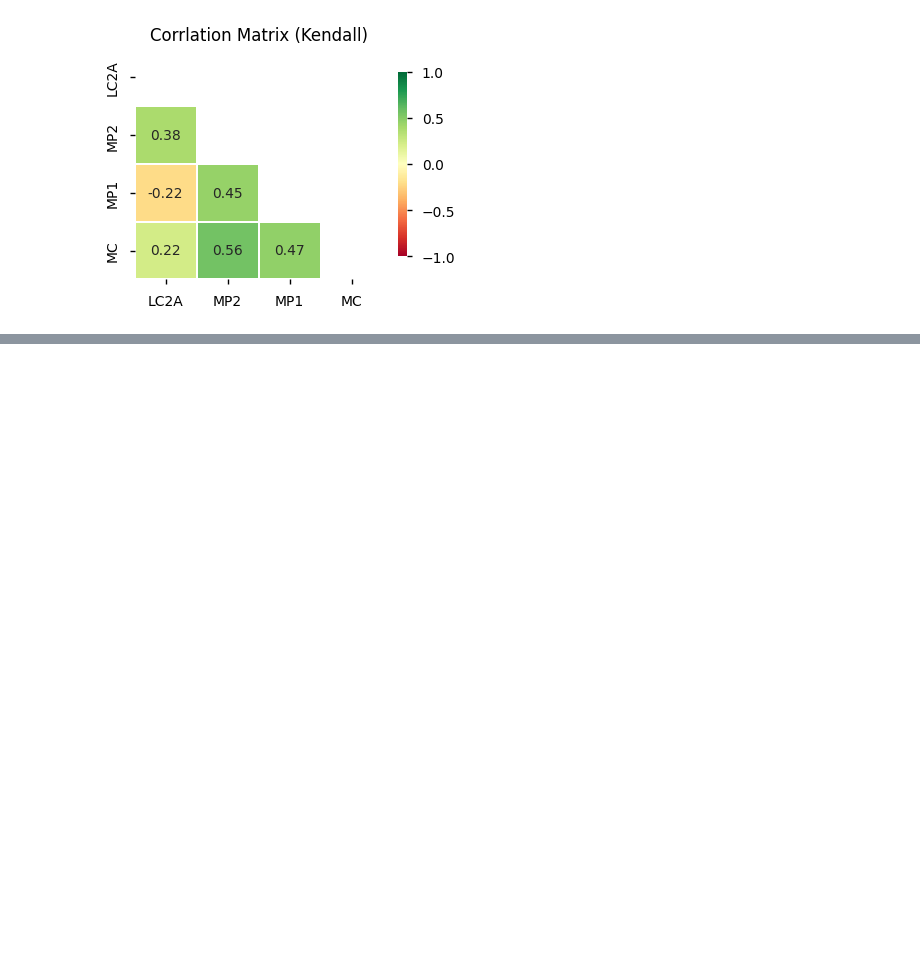
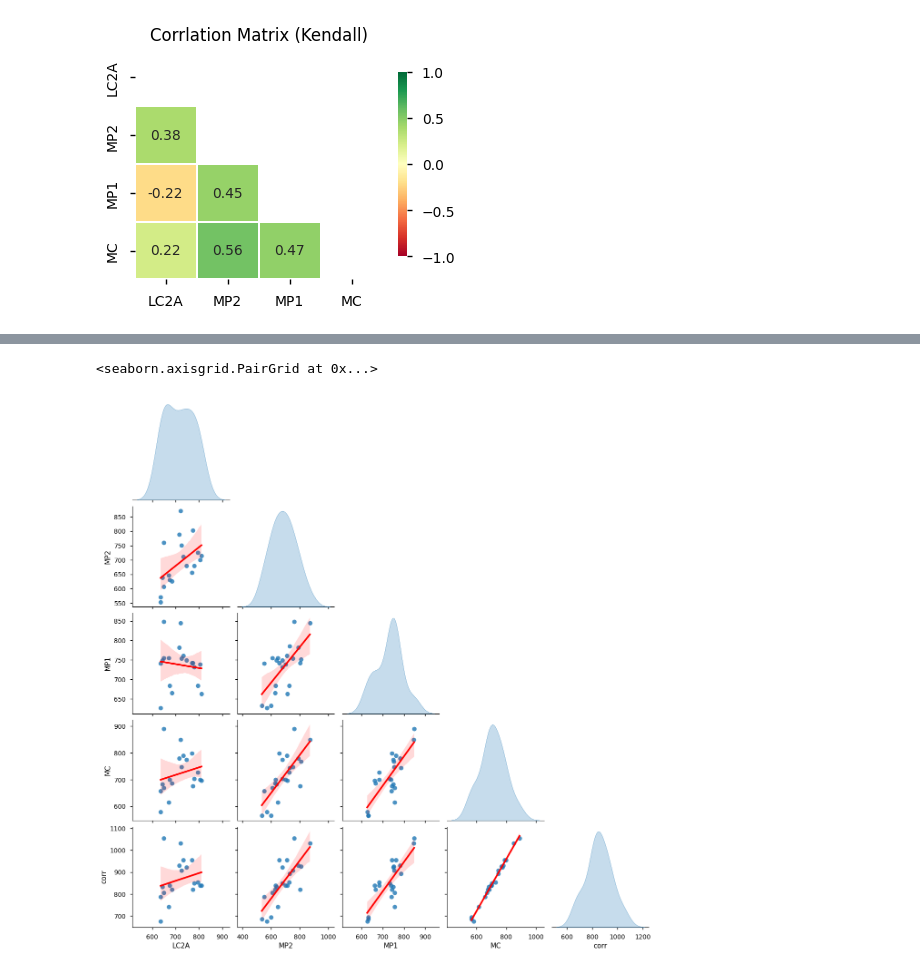
Before and after one commit to rammah83/Statistical_tasks, a Jupyter notebook: Correlation.ipynb, the cells around one changed output, grey strips where cells are left out. Cells and saved outputs as stored; diff of their text form; code cells hidden in the pictures; blank space fills up the shorter version.

```diff
--- a/Correlation.ipynb
+++ b/Correlation.ipynb
@@ -156,0 +168,5 @@ interval columns not set, guessing: ['LC2A', 'MP2', 'MP1', 'MC']
+# %%
+sns.pairplot(df, kind='reg', diag_kind='kde', plot_kws={'line_kws':{'color':'red'}}, corner=True)
+# %% [output]
+<seaborn.axisgrid.PairGrid at 0x...>
+[figure, added]
```
Also changed, not shown: parts of 3 cells of this notebook, 1 other file.
